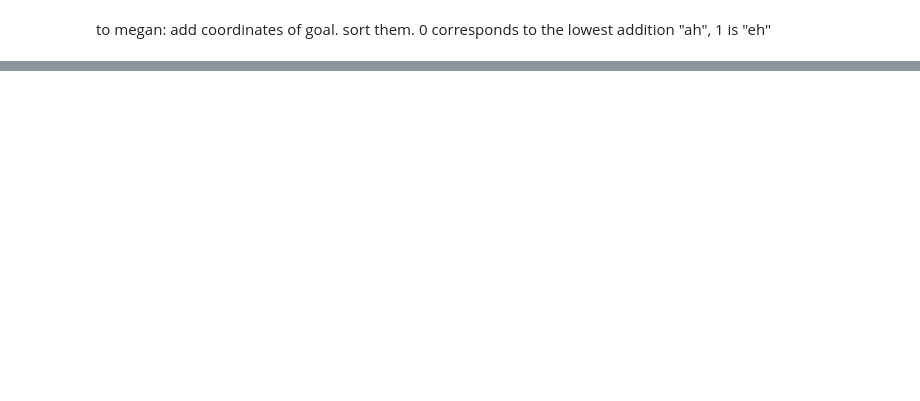
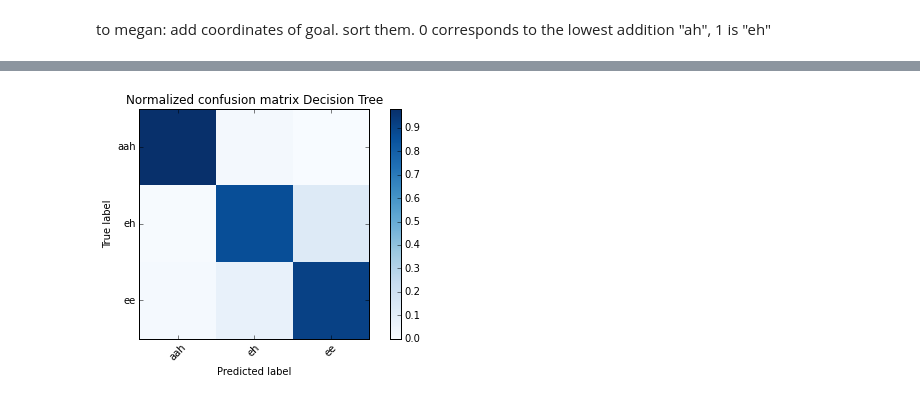
Before and after one commit to akeshavan/touchscreen_ml, a Jupyter notebook: project.ipynb, the cells around one changed output, grey strips where cells are left out. Drawn from its saved outputs; the diff is of its cells as text; code cells hidden in the pictures; blank space fills up the shorter version.

```diff
--- a/project.ipynb
+++ b/project.ipynb
@@ -98,0 +114,3 @@ sio.savemat("s12_pred.mat", {"y_pred": y_pred})
+# %%
+tree_clf = tree.DecisionTreeClassifier()
+tree_clf = tree_clf.fit(X[:360,:],y[:360])
@@ -98,0 +130,9 @@ sio.savemat("s12_pred.mat", {"y_pred": y_pred})
+# %%
+trained_results = tree_clf.predict(X[:360,:])
+tested_results = tree_clf.predict(X[360:,:])
+# %%
+cm_tree = confusion_matrix(y[360:], tested_results)
+cm_normalized_tree = cm.astype('float') / cm.sum(axis=1)[:, np.newaxis]
+plot_confusion_matrix(cm_normalized_tree, title='Normalized confusion matrix Decision Tree')
+# %% [output]
+[figure, added]
```
Also changed, not shown: parts of 17 cells of this notebook.
